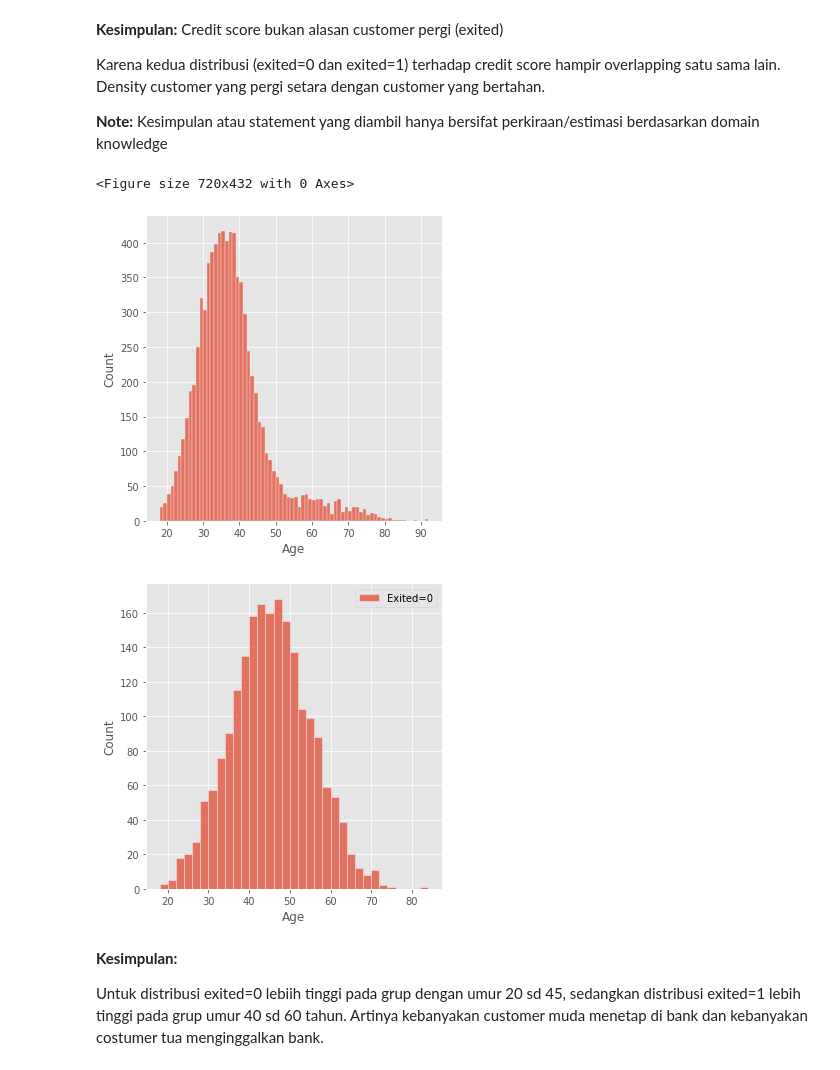
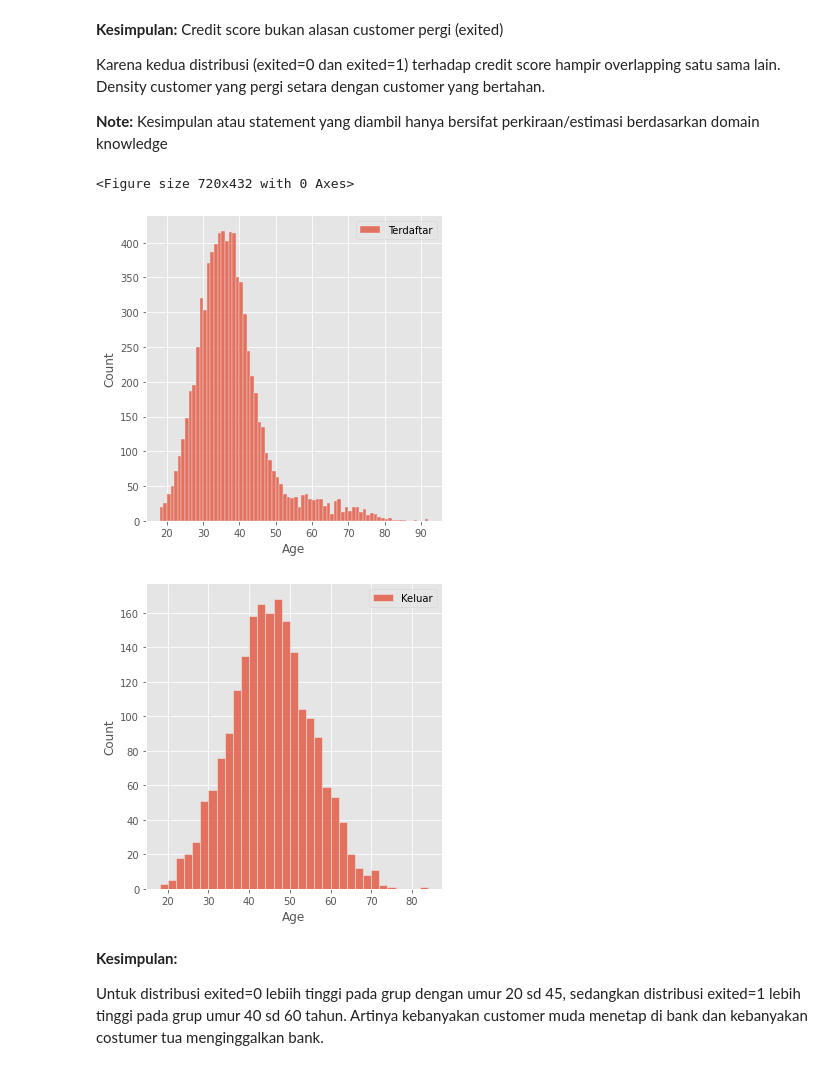
Before and after one commit to oektomo/ClassPersevere, a Jupyter notebook: W0402EDA.ipynb, the cells around one changed output. Cells and saved outputs as stored; diff of their text form; code cells hidden in the pictures.

```diff
--- a/W0402EDA.ipynb
+++ b/W0402EDA.ipynb
@@ -279,13 +293,14 @@ Karena kedua distribusi (exited=0 dan exited=1) terhadap credit score hampir ove
 # %%
 plt.figure(figsize=(10,6))
 sns.displot(df['Age'][df['Exited']==0])
+plt.legend(['Terdaftar'])
 sns.displot(df['Age'][df['Exited']==1])
-plt.legend(['Exited=0', 'Exited=1'])
+plt.legend(['Keluar'])
 plt.show()
 # %% [output]
 <Figure size 720x432 with 0 Axes>
-[figure, old version]
+[figure, new version]
-[figure, old version]
+[figure, new version]
 # %% [markdown]
 **Kesimpulan:**
 
```
Also changed, not shown: parts of 11 cells of this notebook.
